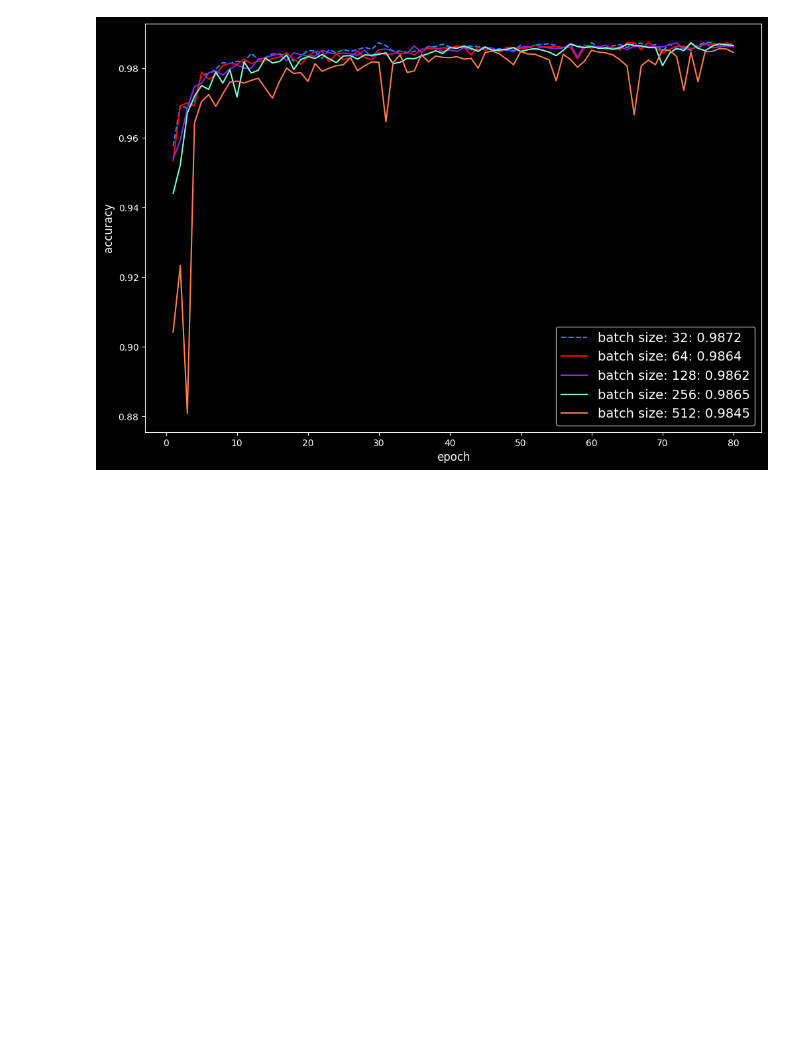
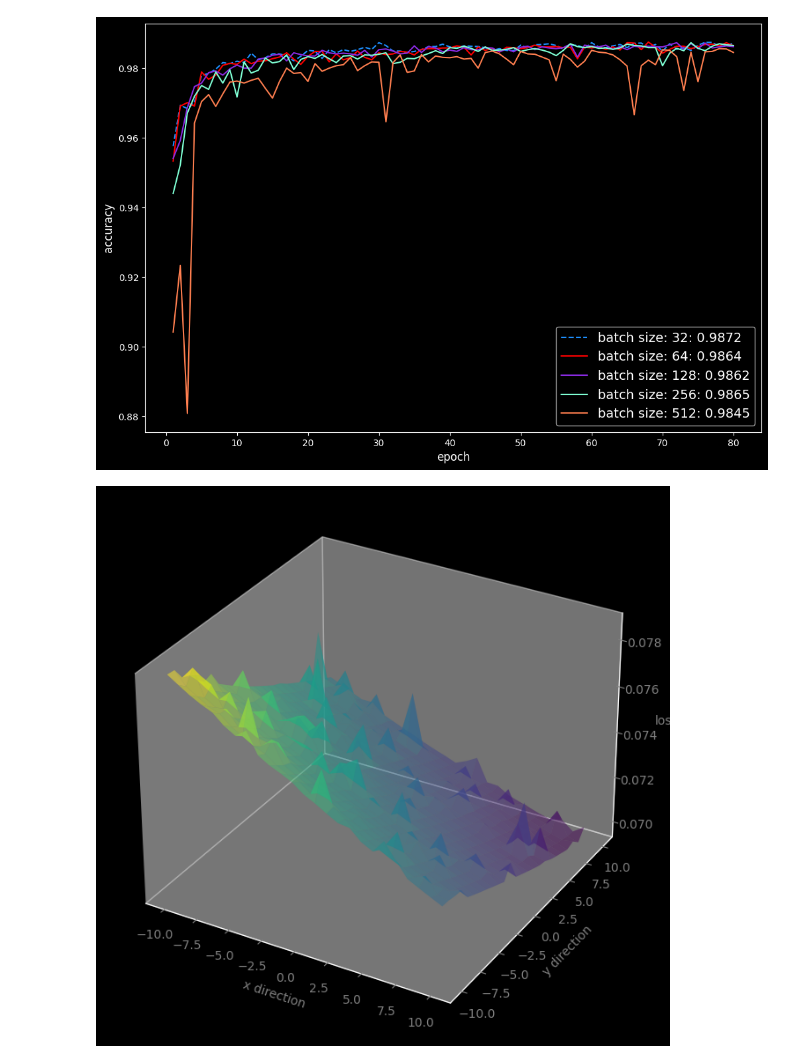
Before and after one commit to andrew-m-holmes/teaching-neural-networks, a Jupyter notebook: notebooks/mnist-plot.ipynb, the cells around one changed output. Cells and saved outputs as stored; diff of their text form; code cells hidden in the pictures; blank space fills up the shorter version.

Commit message:
update to images

```diff
--- a/notebooks/mnist-plot.ipynb
+++ b/notebooks/mnist-plot.ipynb
@@ -89,3 +89,14 @@ tnn.plot_metrics(metrics=mini_batch_test_losses, best_linestyle="--", use_min=Tr
 tnn.plot_metrics(metrics=mini_batch_test_accs, best_linestyle="--", use_min=False, ylabel="accuracy", path="../images/mnist-mini-batch-test-accs.png")
 # %% [output]
 [figure]
+# %%
+mnist_sgdm_no_nag_landscape = tnn.get_landscape_from_file("../landscapes/mnist-momentum-landscape-no-nag.h5")
+mnist_sgdm_no_nag_meshgrid = mnist_sgdm_no_nag_landscape.get("meshgrid")
+mnist_sgdm_no_nag_optim_path = mnist_sgdm_no_nag_landscape.get("optim_path")
+mnist_sgdm_no_nag_variance = mnist_sgdm_no_nag_landscape.get("variance")
+# %%
+tnn.plot_surface_3D(
+    meshgrid=mnist_sgdm_no_nag_meshgrid,
+)
+# %% [output]
+[figure, added]
```
Also changed, not shown: parts of 4 cells of this notebook, 6 other files.
